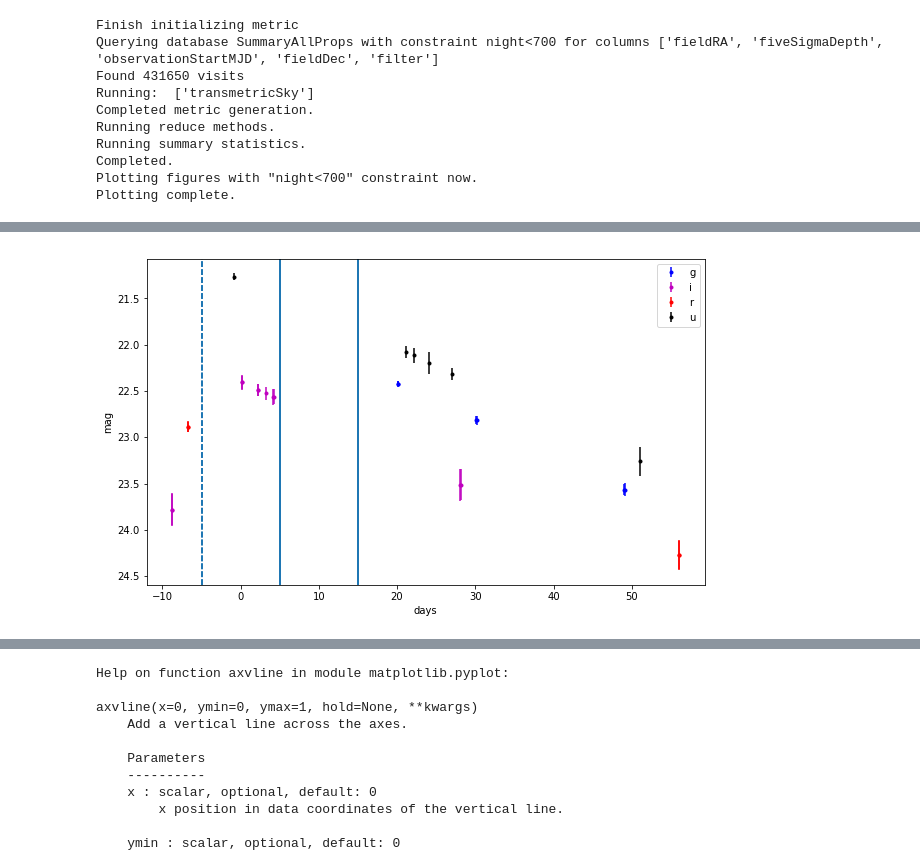
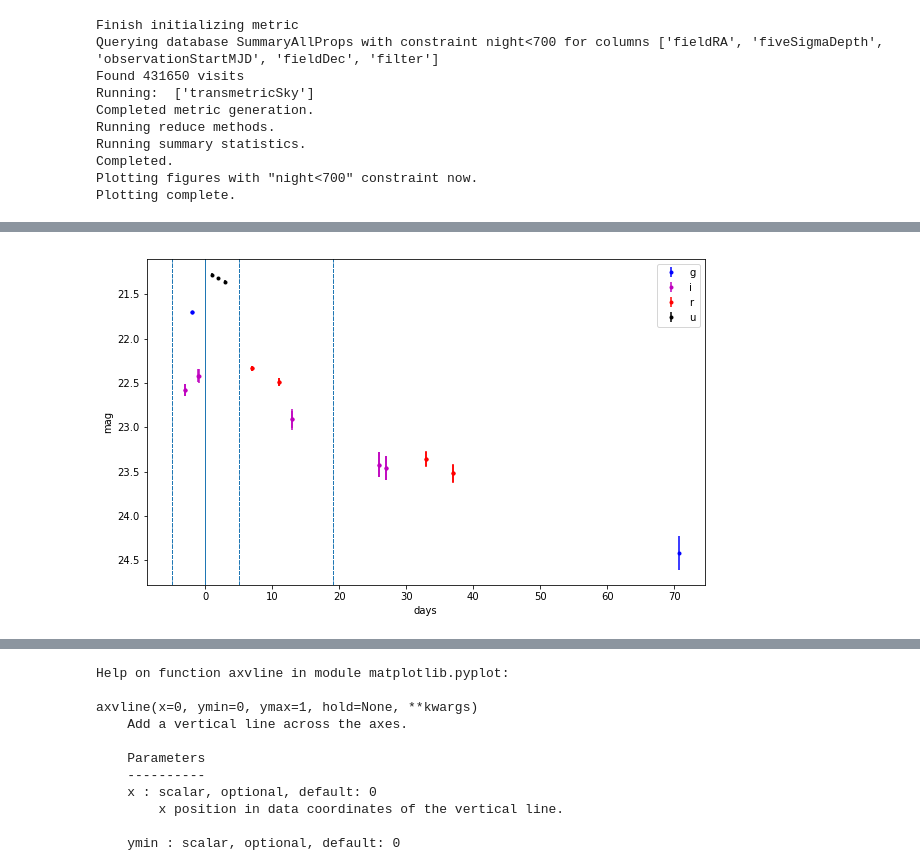
Before and after one commit to xiaolng/maf, a Jupyter notebook: TDEsDb.ipynb, the cells around one changed output, grey strips where cells are left out. Cells and saved outputs as stored; diff of their text form; code cells hidden in the pictures.

```diff
--- a/TDEsDb.ipynb
+++ b/TDEsDb.ipynb
@@ -66,7 +66,8 @@ nObsPostPeak = 0
 nFiltersPostPeak = 2
 # %%
 # plot light curve
-def plotlc(dataSlice, time_key='time', mag_key='mag', filter_key='filter', err_key = None):
+def plotlc(dataSlice, time_key='time', mag_key='mag', filter_key='filter', err_key = None,
+          peakEpoch=None, nearPeakT=None, postPeakT=None):
     # Input: dataSlice, pandas DataFrame or numpy ndarray
 
     colors = {'u':'k', 'g':'b', 'r':'r', 'i':'m', 'z':'orange', 'y':'c'}
@@ -78,9 +79,11 @@ def plotlc(dataSlice, time_key='time', mag_key='mag', filter_key='filter', err_k
         mag = dataSlice[mag_key][fmatch]
 
         # seperate pre/near/post peak
-        plt.axvline(x=-5, linestyle='--')
-        plt.axvline(x=5)
-        plt.axvline(x=15)
+        if peakEpoch!=None:
+            plt.axvline(x=peakEpoch, linestyle='-', linewidth=1)
+            plt.axvline(x=peakEpoch-nearPeakT/2, linestyle='--', linewidth=1)
+            plt.axvline(x=peakEpoch+nearPeakT/2, linestyle='--', linewidth=1)
+            plt.axvline(x=peakEpoch+nearPeakT/2+postPeakT, linestyle='--', linewidth=1)
 
         if err_key!=None:
             mag_err = dataSlice[err_key][fmatch]
@@ -296,12 +323,12 @@ Plotting complete.
 # %%
 # save file and plot light curve
 
 output_dict_list = transmetricSky.metricValues.data[0]
 df = pd.DataFrame(output_dict_list[0])
 
-plotlc(df[ (df['lcAboveThresh']) & (df['lcNumber']==3)], time_key='lcEpoch', mag_key='lcMags', filter_key='filters', err_key='lcMagsStd')
+plotlc(df[ (df['lcAboveThresh']) & (df['lcNumber']==0)], time_key='lcEpoch', mag_key='lcMags', filter_key='filters', err_key='lcMagsStd', peakEpoch=peakEpoch, nearPeakT=nearPeakT, postPeakT=postPeakT)
 # %% [output]
-[figure, old version]
+[figure, new version]
 # %%
 df[df['lcAboveThresh']]
 # %% [output]
```
Also changed, not shown: parts of 3 cells of this notebook.
